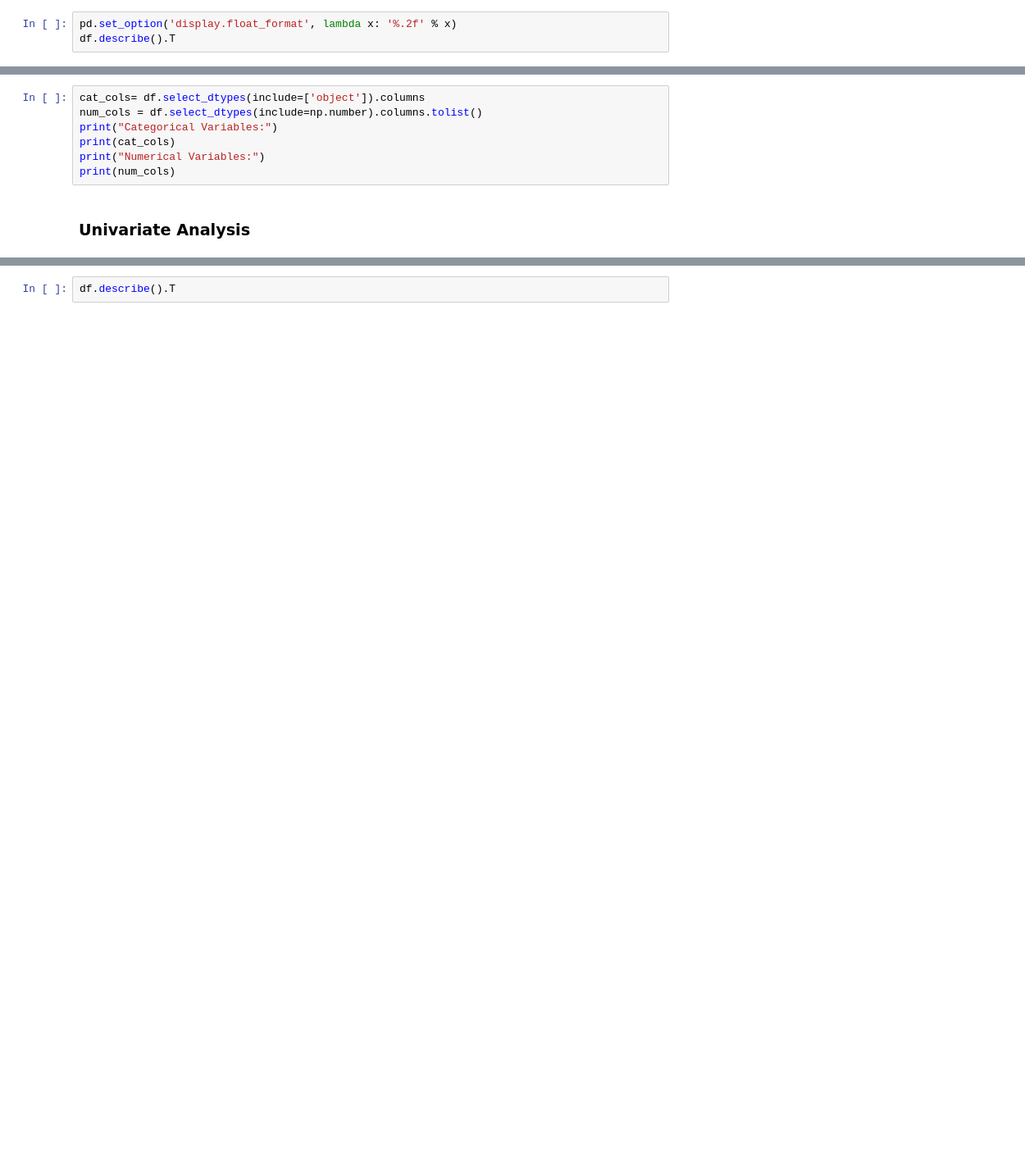
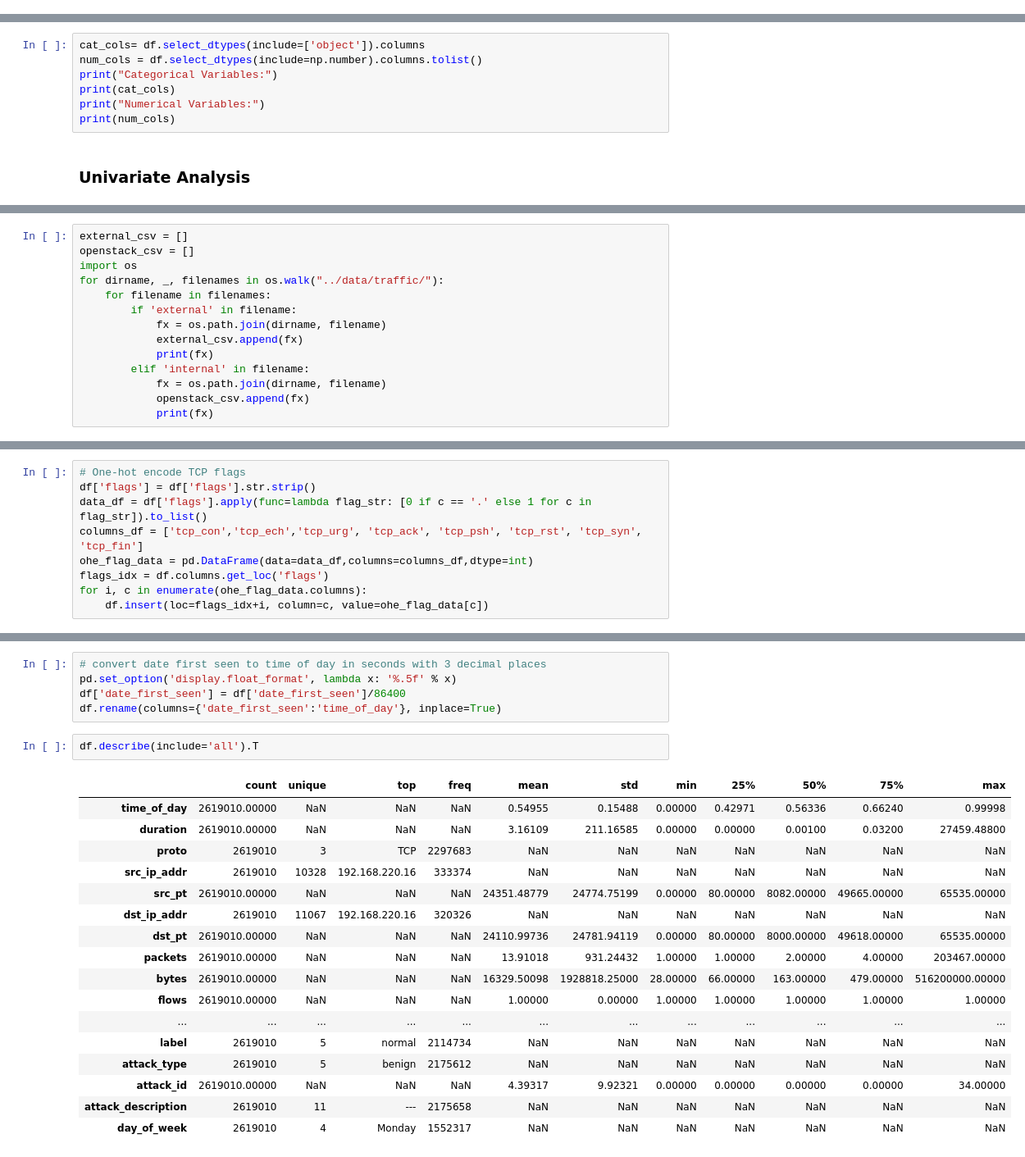
Before and after one commit to sangtanisakshi/thesis-project, a Jupyter notebook: research/playground-wip.ipynb, the cells around one changed output, grey strips where cells are left out. Shown: that part at 82% size. Drawn from its saved outputs; the diff is of its cells as text; blank space fills up the shorter version.

```diff
--- a/research/playground-wip.ipynb
+++ b/research/playground-wip.ipynb
@@ -120,3 +0,0 @@ df['bytes'] = pd.to_numeric(df['bytes'], errors='raise', downcast='float')
-# %%
-pd.set_option('display.float_format', lambda x: '%.2f' % x)
-df.describe().T
@@ -561,0 +139,14 @@ for u in univars:
+# %%
+external_csv = []
+openstack_csv = []
+import os
+for dirname, _, filenames in os.walk("../data/traffic/"):
+    for filename in filenames:
+        if 'external' in filename:
+            fx = os.path.join(dirname, filename)
+            external_csv.append(fx)
+            print(fx)
+        elif 'internal' in filename:
+            fx = os.path.join(dirname, filename)
+            openstack_csv.append(fx)
+            print(fx)
@@ -565,0 +240,9 @@ df.head(10)
+# %%
+# One-hot encode TCP flags
+df['flags'] = df['flags'].str.strip()
+data_df = df['flags'].apply(func=lambda flag_str: [0 if c == '.' else 1 for c in flag_str]).to_list()
+columns_df = ['tcp_con','tcp_ech','tcp_urg', 'tcp_ack', 'tcp_psh', 'tcp_rst', 'tcp_syn', 'tcp_fin']
+ohe_flag_data = pd.DataFrame(data=data_df,columns=columns_df,dtype=int)
+flags_idx = df.columns.get_loc('flags')
+for i, c in enumerate(ohe_flag_data.columns):
+    df.insert(loc=flags_idx+i, column=c, value=ohe_flag_data[c])
@@ -566,2 +263,25 @@ df.head(10)
+# %%
+# convert date first seen to time of day in seconds with 3 decimal places
+pd.set_option('display.float_format', lambda x: '%.5f' % x)
+df['date_first_seen'] = df['date_first_seen']/86400
+df.rename(columns={'date_first_seen':'time_of_day'}, inplace=True)
 # %%
-df.describe().T
+df.describe(include='all').T
+# %% [output]
+|  | count | unique | top | freq | mean | std | min | 25% | 50% | 75% | max |
+| time_of_day | 2619010.00000 | NaN | NaN | NaN | 0.54955 | 0.15488 | 0.00000 | 0.42971 | 0.56336 | 0.66240 | 0.99998 |
+| duration | 2619010.00000 | NaN | NaN | NaN | 3.16109 | 211.16585 | 0.00000 | 0.00000 | 0.00100 | 0.03200 | 27459.48800 |
+| proto | 2619010 | 3 | TCP | 2297683 | NaN | NaN | NaN | NaN | NaN | NaN | NaN |
+| src_ip_addr | 2619010 | 10328 | 192.168.220.16 | 333374 | NaN | NaN | NaN | NaN | NaN | NaN | NaN |
+| src_pt | 2619010.00000 | NaN | NaN | NaN | 24351.48779 | 24774.75199 | 0.00000 | 80.00000 | 8082.00000 | 49665.00000 | 65535.00000 |
+| dst_ip_addr | 2619010 | 11067 | 192.168.220.16 | 320326 | NaN | NaN | NaN | NaN | NaN | NaN | NaN |
+| dst_pt | 2619010.00000 | NaN | NaN | NaN | 24110.99736 | 24781.94119 | 0.00000 | 80.00000 | 8000.00000 | 49618.00000 | 65535.00000 |
+| packets | 2619010.00000 | NaN | NaN | NaN | 13.91018 | 931.24432 | 1.00000 | 1.00000 | 2.00000 | 4.00000 | 203467.00000 |
+| bytes | 2619010.00000 | NaN | NaN | NaN | 16329.50098 | 1928818.25000 | 28.00000 | 66.00000 | 163.00000 | 479.00000 | 516200000.00000 |
+| flows | 2619010.00000 | NaN | NaN | NaN | 1.00000 | 0.00000 | 1.00000 | 1.00000 | 1.00000 | 1.00000 | 1.00000 |
+| ... | ... | ... | ... | ... | ... | ... | ... | ... | ... | ... | ... |
+| label | 2619010 | 5 | normal | 2114734 | NaN | NaN | NaN | NaN | NaN | NaN | NaN |
+| attack_type | 2619010 | 5 | benign | 2175612 | NaN | NaN | NaN | NaN | NaN | NaN | NaN |
+| attack_id | 2619010.00000 | NaN | NaN | NaN | 4.39317 | 9.92321 | 0.00000 | 0.00000 | 0.00000 | 0.00000 | 34.00000 |
+| attack_description | 2619010 | 11 | --- | 2175658 | NaN | NaN | NaN | NaN | NaN | NaN | NaN |
+| day_of_week | 2619010 | 4 | Monday | 1552317 | NaN | NaN | NaN | NaN | NaN | NaN | NaN |
```
Also changed, not shown: parts of 88 cells of this notebook, 17 other files.
